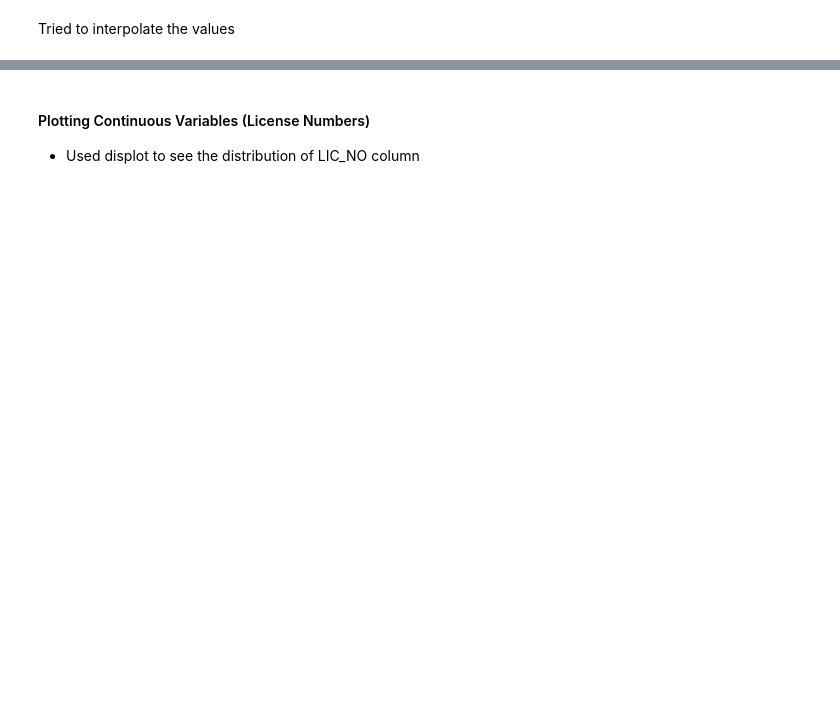
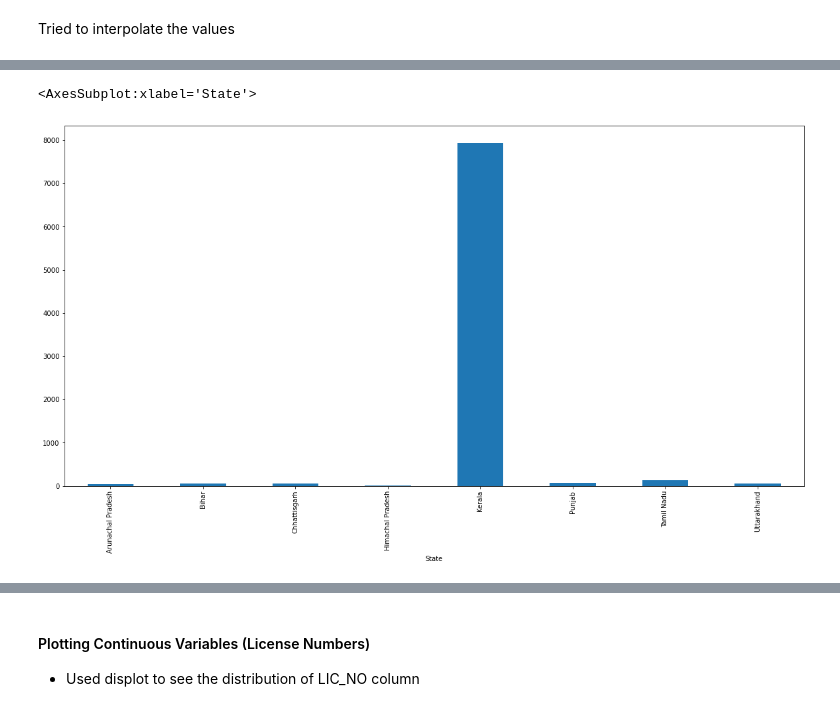
Before and after one commit to PoojaLaveti/Data601, a Jupyter notebook: FinalProject/FinalProject.ipynb, the cells around one changed output, grey strips where cells are left out. Drawn from its saved outputs; the diff is of its cells as text; code cells hidden in the pictures; blank space fills up the shorter version.

```diff
--- a/FinalProject/FinalProject.ipynb
+++ b/FinalProject/FinalProject.ipynb
@@ -243,0 +287,4 @@ plot.ax.set_title('Number of PLANTS for different type of LICENSES')
+# %%
+#crops_rains.loc[crops_rains['Yield'].idxmax()]
+c=crops_rains.loc[((crops_rains['RainYear'] == 2000) & (crops_rains['CropYear'] == '2000-01')) & ((crops_rains['Yield'].idxmax()) | (crops_rains['ANNUAL'].idxmax()))]
+c
@@ -243,0 +305,6 @@ plot.ax.set_title('Number of PLANTS for different type of LICENSES')
+# %%
+#plot=sns.displot(data=c, x="State", kind="hist", hue = 'Yield')
+c.groupby(['State'], sort=True)['Yield'].max().plot(kind='bar', figsize=(20,10))
+# %% [output]
+<AxesSubplot:xlabel='State'>
+[figure, added]
```
Also changed, not shown: parts of 36 cells of this notebook.
